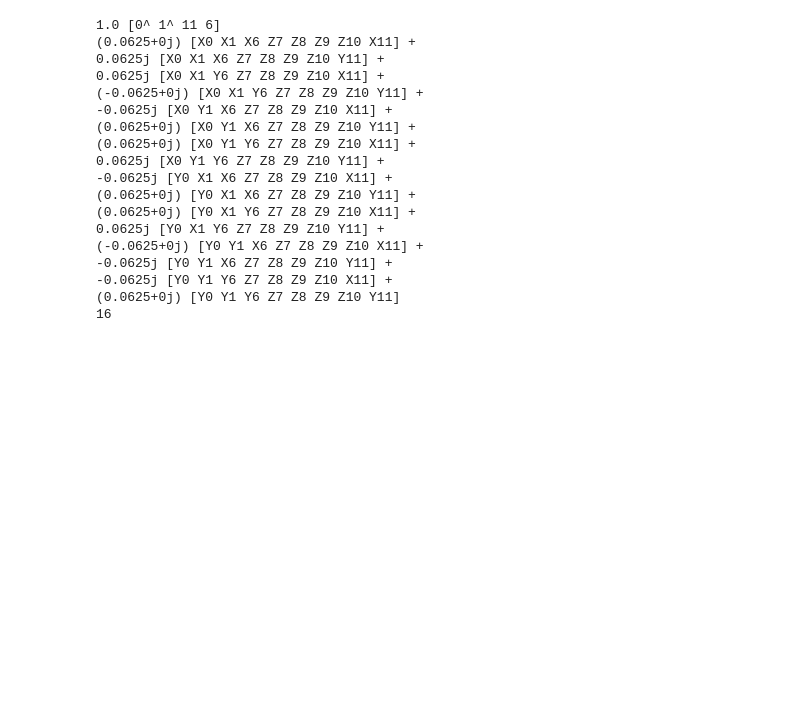
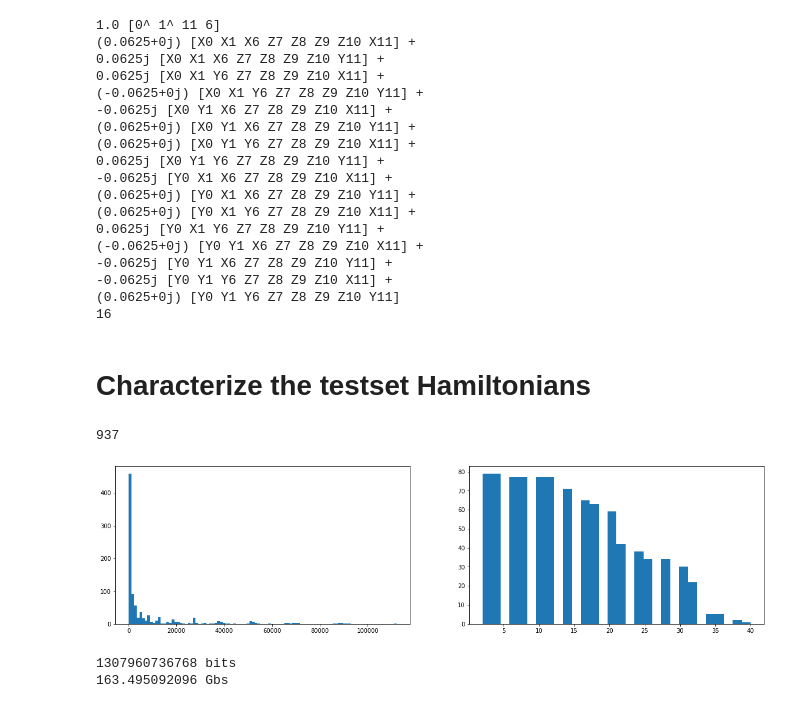
Before and after one commit to teaguetomesh/hamiltonian-generator, a Jupyter notebook: generate_hamiltonians.ipynb, the cells around one changed output. Cells and saved outputs as stored; diff of their text form; code cells hidden in the pictures; blank space fills up the shorter version.

```diff
--- a/generate_hamiltonians.ipynb
+++ b/generate_hamiltonians.ipynb
@@ -495,3 +494,5 @@ print(len(qubit_h.terms))
 -0.0625j [Y0 Y1 Y6 Z7 Z8 Z9 Z10 X11] +
 (0.0625+0j) [Y0 Y1 Y6 Z7 Z8 Z9 Z10 Y11]
 16
+# %% [markdown]
+# Characterize the testset Hamiltonians
@@ -497,0 +502,41 @@ print(len(qubit_h.terms))
+# %%
+hfiles = glob.glob('testset_hamiltonians/*.txt')
+print(len(hfiles))
+# %% [output]
+937
+# %%
+hamiltonians = []
+for hfile in hfiles:
+    molname = hfile.split('/')[-1].split('_')[0]
+    with open(hfile, 'r') as hf:
+        allLines = hf.readlines()
+        num_terms = len(allLines) - 2
+        numq = 0
+        for i, line in enumerate(allLines):
+            if i > 0:
+                msb = int(line.split()[-1][1:])
+                if msb > numq:
+                    numq = msb
+        numq = numq + 1
+    hamiltonians.append((molname, num_terms, numq))
+# %%
+nterms = [h[1] for h in hamiltonians]
+nqubits = [h[2] for h in hamiltonians]
+
+fig, ax = plt.subplots(1,2, figsize=[20,5])
+ax[0].hist(nterms, bins=100)
+ax[1].hist(nqubits, bins=30)
+plt.show()
+plt.close()
+# %% [output]
+[figure, added]
+# %%
+exactUsize = 0
+for h in hamiltonians:
+    if h[2] < 15:
+        exactUsize += 2**(2*h[2]+6)
+print(exactUsize, 'bits')
+print(exactUsize / 8e+9, 'Gbs')
+# %% [output]
+1307960736768 bits
+163.495092096 Gbs
```
Also changed, not shown: parts of 2 cells of this notebook.
